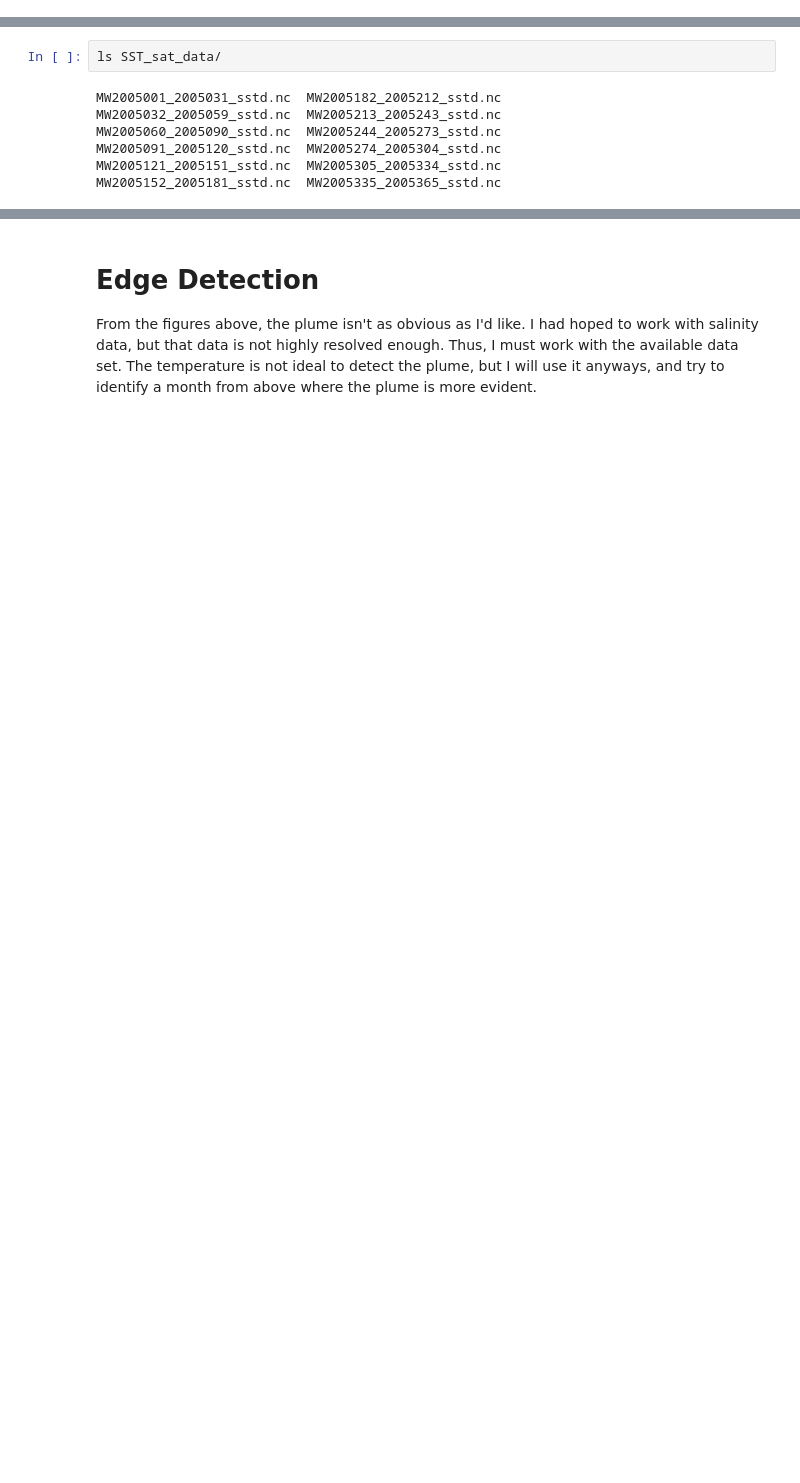
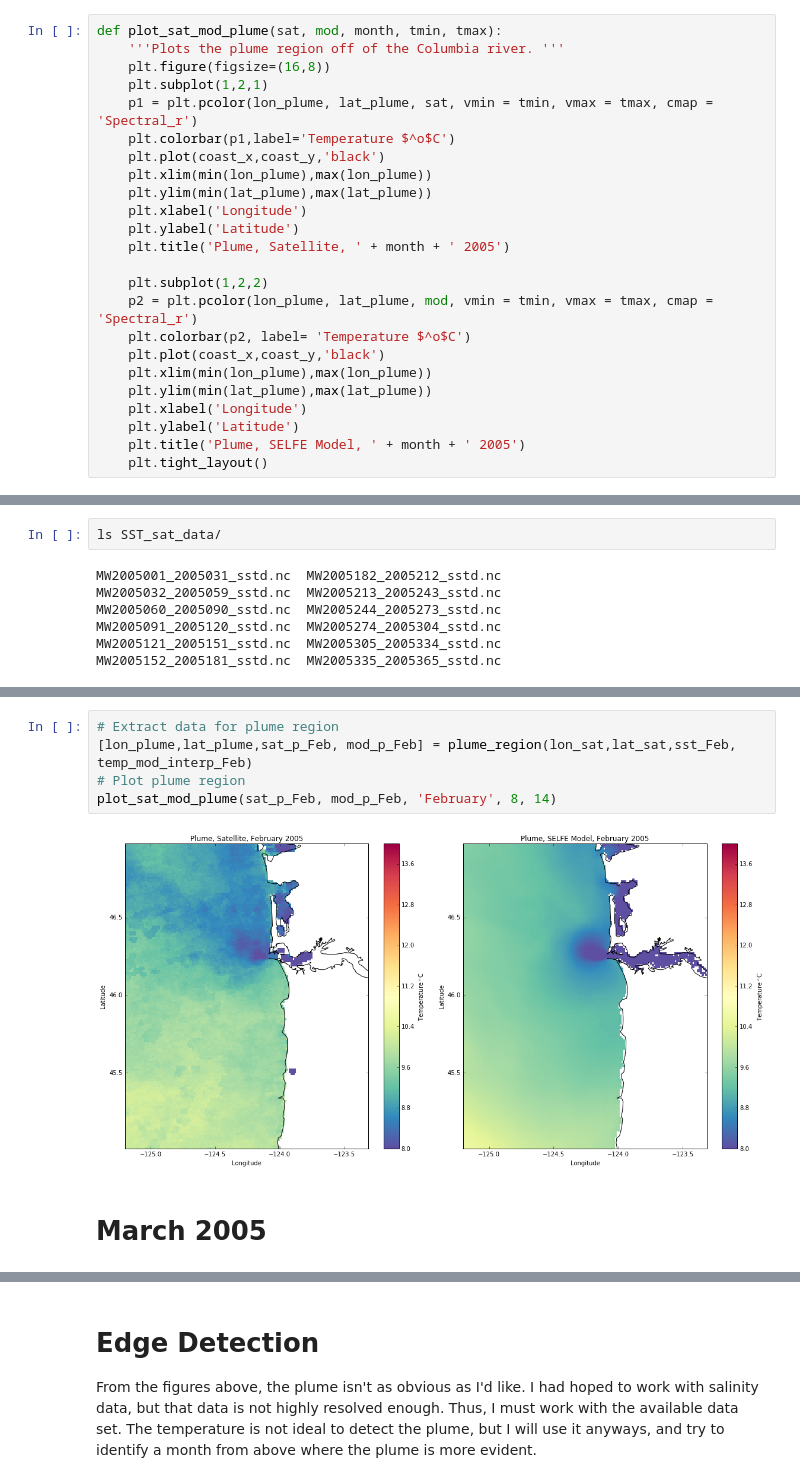
Before and after one commit to kmorrice/Research_Programming, a Jupyter notebook: Sat_Mod_comp.py.ipynb, the cells around one changed output, grey strips where cells are left out. Saved outputs shown, nothing was run; the diff lists cells and outputs as text; blank space fills up the shorter version.

```diff
--- a/Sat_Mod_comp.py.ipynb
+++ b/Sat_Mod_comp.py.ipynb
@@ -98,0 +131,24 @@ def plume_edges(data,type):
+# %%
+def plot_sat_mod_plume(sat, mod, month, tmin, tmax):
+    '''Plots the plume region off of the Columbia river. '''
+    plt.figure(figsize=(16,8))
+    plt.subplot(1,2,1)
+    p1 = plt.pcolor(lon_plume, lat_plume, sat, vmin = tmin, vmax = tmax, cmap = 'Spectral_r')
+    plt.colorbar(p1,label='Temperature $^o$C')
+    plt.plot(coast_x,coast_y,'black')
+    plt.xlim(min(lon_plume),max(lon_plume))
+    plt.ylim(min(lat_plume),max(lat_plume))
+    plt.xlabel('Longitude')
+    plt.ylabel('Latitude')
+    plt.title('Plume, Satellite, ' + month + ' 2005')
+
+    plt.subplot(1,2,2)
+    p2 = plt.pcolor(lon_plume, lat_plume, mod, vmin = tmin, vmax = tmax, cmap = 'Spectral_r')
+    plt.colorbar(p2, label= 'Temperature $^o$C')
+    plt.plot(coast_x,coast_y,'black')
+    plt.xlim(min(lon_plume),max(lon_plume))
+    plt.ylim(min(lat_plume),max(lat_plume))
+    plt.xlabel('Longitude')
+    plt.ylabel('Latitude')
+    plt.title('Plume, SELFE Model, ' + month + ' 2005')
+    plt.tight_layout()
@@ -290,0 +202,9 @@ plt.tight_layout()
+# %%
+# Extract data for plume region
+[lon_plume,lat_plume,sat_p_Feb, mod_p_Feb] = plume_region(lon_sat,lat_sat,sst_Feb, temp_mod_interp_Feb)
+# Plot plume region
+plot_sat_mod_plume(sat_p_Feb, mod_p_Feb, 'February', 8, 14)
+# %% [output]
+[figure, added]
+# %% [markdown]
+# March 2005
```
Also changed, not shown: parts of 59 cells of this notebook, 1 other file.
